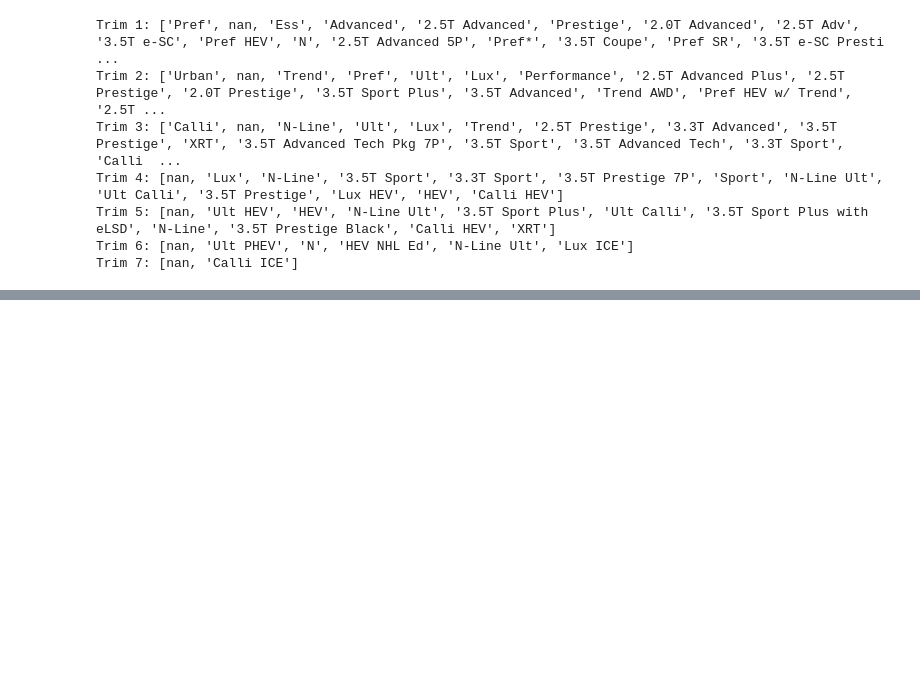
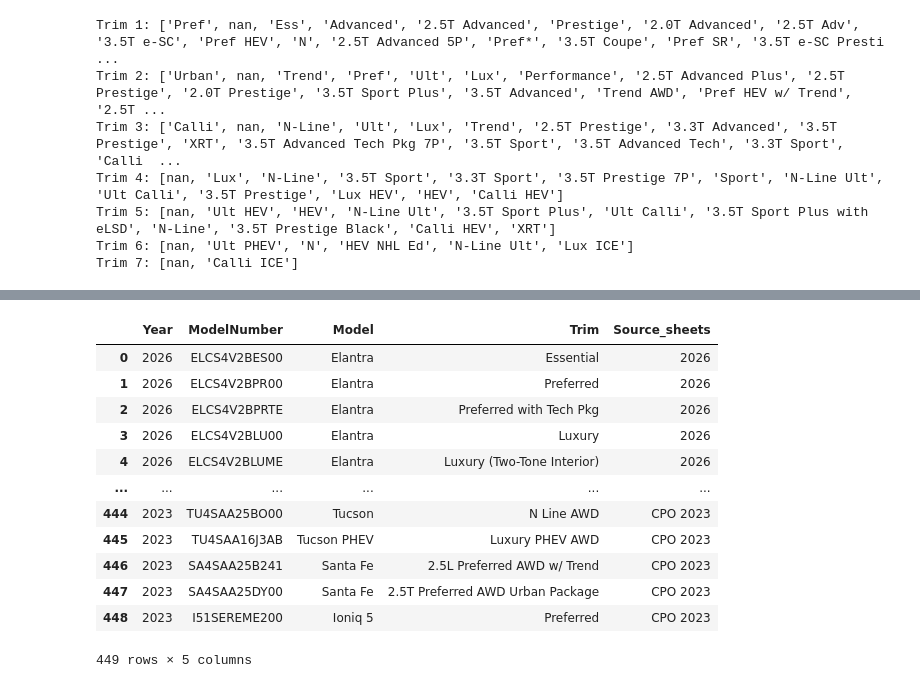
Before and after one commit to MeliPax/OEM_Accessories_v1, a Jupyter notebook: source_code/hyundai_extract_utility.ipynb, the cells around one changed output, grey strips where cells are left out. Drawn from its saved outputs; the diff is of its cells as text; code cells hidden in the pictures; blank space fills up the shorter version.

```diff
--- a/source_code/hyundai_extract_utility.ipynb
+++ b/source_code/hyundai_extract_utility.ipynb
@@ -7,6 +7,10 @@ xl_files = pd.ExcelFile(r'..\landing_zone\2026\Hyundia\2025-11-1 HACC MAF - 2025
 target_sheets = "Master"
 if target_sheets in xl_files.sheet_names:
     hyundai_master_sheet_df = pd.read_excel(r"..\landing_zone\2026\Hyundia\2025-11-1 HACC MAF - 20251113.xlsx", sheet_name=target_sheets, skiprows=1)
+# %%
+# load Hyundia model db
+
+hyundai_model_db_df = pd.read_csv(r"..\database\dbs\Hyundai_models_db.csv")
 # %%
 hyundai_master_sheet_df.columns
 # %% [output]
@@ -192,0 +279,16 @@ def assign_trims_respective_models(Palisade_df, ):
+# %%
+hyundai_model_db_df
+# %% [output]
+|  | Year | ModelNumber | Model | Trim | Source_sheets |
+| 0 | 2026 | ELCS4V2BES00 | Elantra | Essential | 2026 |
+| 1 | 2026 | ELCS4V2BPR00 | Elantra | Preferred | 2026 |
+| 2 | 2026 | ELCS4V2BPRTE | Elantra | Preferred with Tech Pkg | 2026 |
+| 3 | 2026 | ELCS4V2BLU00 | Elantra | Luxury | 2026 |
+| 4 | 2026 | ELCS4V2BLUME | Elantra | Luxury (Two-Tone Interior) | 2026 |
+| ... | ... | ... | ... | ... | ... |
+| 444 | 2023 | TU4SAA25BO00 | Tucson | N Line AWD | CPO 2023 |
+| 445 | 2023 | TU4SAA16J3AB | Tucson PHEV | Luxury PHEV AWD | CPO 2023 |
+| 446 | 2023 | SA4SAA25B241 | Santa Fe | 2.5L Preferred AWD w/ Trend | CPO 2023 |
+| 447 | 2023 | SA4SAA25DY00 | Santa Fe | 2.5T Preferred AWD Urban Package | CPO 2023 |
+| 448 | 2023 | I51SEREME200 | Ioniq 5 | Preferred | CPO 2023 |
+449 rows × 5 columns
```
Also changed, not shown: parts of 36 cells of this notebook, 3 other files.
